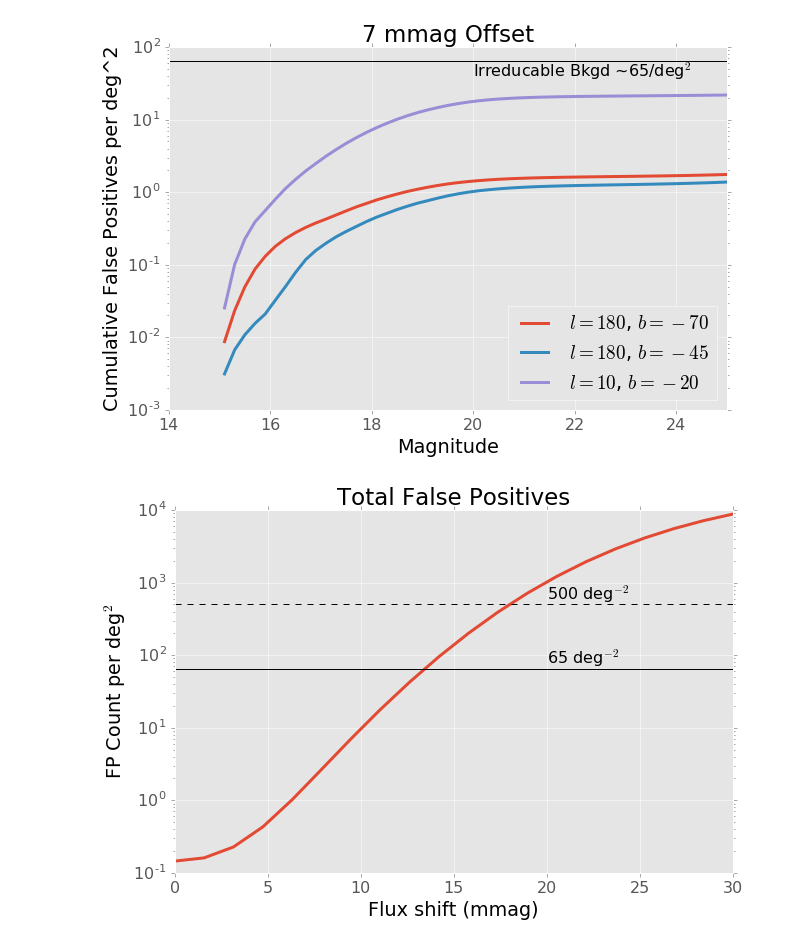
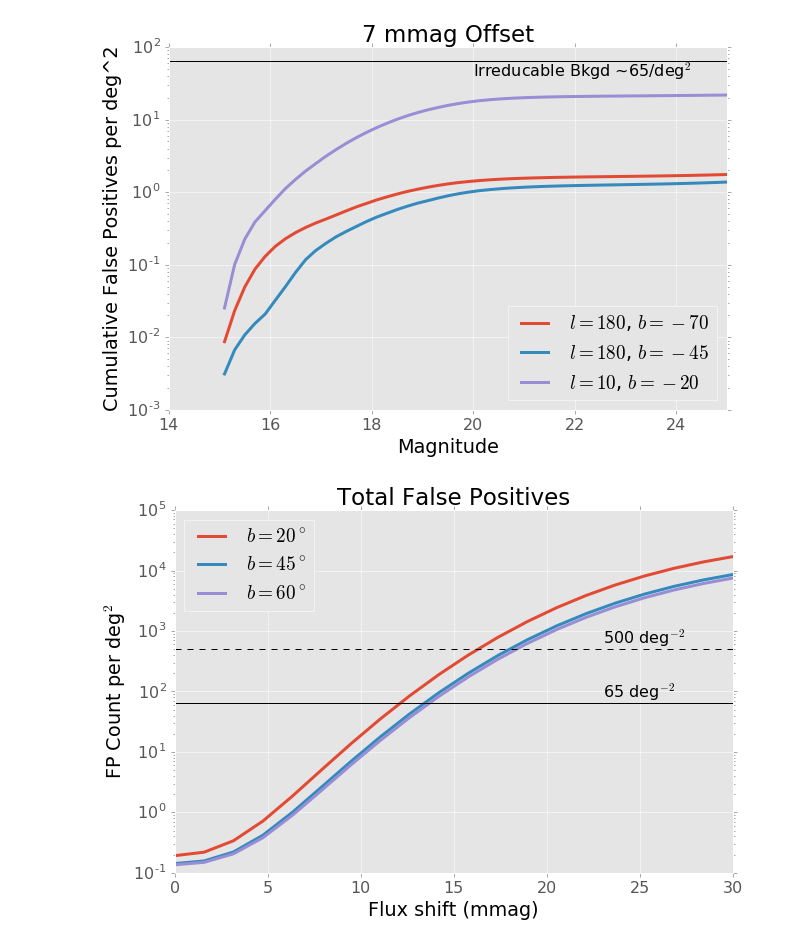
Before and after one commit to lsst-dmsst/LDM-523, a Jupyter notebook: numerical_estimation.ipynb, the cells around one changed output. Saved outputs shown, nothing was run; the diff lists cells and outputs as text; code cells hidden in the pictures.

Commit message:
Update figures in response to comments.

```diff
--- a/numerical_estimation.ipynb
+++ b/numerical_estimation.ipynb
@@ -19,7 +19,7 @@ starDensity = stellar_catsim_data['starDensity'].copy()
 
 def differential_stellar_density(ra, dec, catsim_data):
     healpix_bin = _raDec2Hpid(64, np.radians(ra), np.radians(dec))
-    return catsim_data['bins'], catsim_data['starDensity'][healpix_bin,:]
+    return catsim_data['bins'], np.mean(catsim_data['starDensity'][healpix_bin-2:healpix_bin+2,:], axis=0)
 
 
 ret_bins, ret_stars = differential_stellar_density(180, -45, stellar_catsim_data)
@@ -162,32 +172,42 @@ plt.title("{:.0f} mmag Offset".format(offset*1000))
 [figure]
 # %%
 
-final_fp_counts = []
+final_fp_counts = {}
 offsets = 0.001*np.linspace(0.0, 30, 20)
-coord = SkyCoord(180, -40, frame="galactic", unit="deg")
 sel, = np.where(stellar_mag_bins < 24.8)
 
-for offset in offsets:
+coords = [SkyCoord(190, -20, frame="galactic", unit="deg"),
+         SkyCoord(190, -45, frame="galactic", unit="deg"),
+         SkyCoord(190, -60, frame="galactic", unit="deg")]
 
-    galaxy_fp_rates = fp_rate_test(phot_uncertainty(stellar_mags, m5, gamma), offset, 5.0)
-    galaxy_contam = galaxy_differential_counts(stellar_mag_bins)*galaxy_fp_rates
+for coord in coords:
+    this_offset_fp_counts = []
+    for offset in offsets:
 
-    stellar_fp_rates = fp_rate_test(phot_uncertainty(stellar_mags, m5, gamma), offset, 5.0)
-    _, stellar_density = differential_stellar_density(coord.icrs.ra.deg, coord.icrs.dec.deg, stellar_catsim_data)
-    stellar_contam = stellar_density*stellar_fp_rates
+        galaxy_fp_rates = fp_rate_test(phot_uncertainty(stellar_mags, m5, gamma), offset, 5.0)
+        galaxy_contam = galaxy_differential_counts(stellar_mag_bins)*galaxy_fp_rates
 
-    final_fp_counts.append(np.sum(stellar_contam[sel]) + np.sum(galaxy_contam[sel]))
+        stellar_fp_rates = fp_rate_test(phot_uncertainty(stellar_mags, m5, gamma), offset, 5.0)
+        _, stellar_density = differential_stellar_density(coord.icrs.ra.deg, coord.icrs.dec.deg, stellar_catsim_data)
+        stellar_contam = stellar_density*stellar_fp_rates
+
+        this_offset_fp_counts.append(np.sum(stellar_contam[sel]) + np.sum(galaxy_contam[sel]))
+    final_fp_counts[coord.b.deg] = this_offset_fp_counts
 # %%
-plt.plot(offsets*1000, final_fp_counts, '-', lw=3)
+for key in [-20., -45., -60.]:
+    fp_counts = final_fp_counts[key]
+    plt.plot(offsets*1000, fp_counts, '-', lw=3, label=r"$b = {:.0f}^\circ$".format(abs(key)))
+
 plt.axhline(65.0, color='k')
-plt.text(20, 65, "65 deg$^{-2}$", verticalalignment="bottom")
+plt.text(23, 65, "65 deg$^{-2}$", verticalalignment="bottom")
 plt.axhline(500.0, color='k', ls='--')
-plt.text(20, 500, "500 deg$^{-2}$", verticalalignment="bottom")
+plt.text(23, 500, "500 deg$^{-2}$", verticalalignment="bottom")
 
 plt.xlabel("Flux shift (mmag)")
 plt.ylabel("FP Count per deg$^2$")
 plt.gca().set_yscale('log')
+plt.legend(loc=0)
 plt.title("Total False Positives")
 plt.savefig("figures/fp_vs_flux_shift.pdf")
 # %% [output]
-[figure, old version]
+[figure, new version]
```
Also changed, not shown: parts of 2 cells of this notebook, 9 other files.
